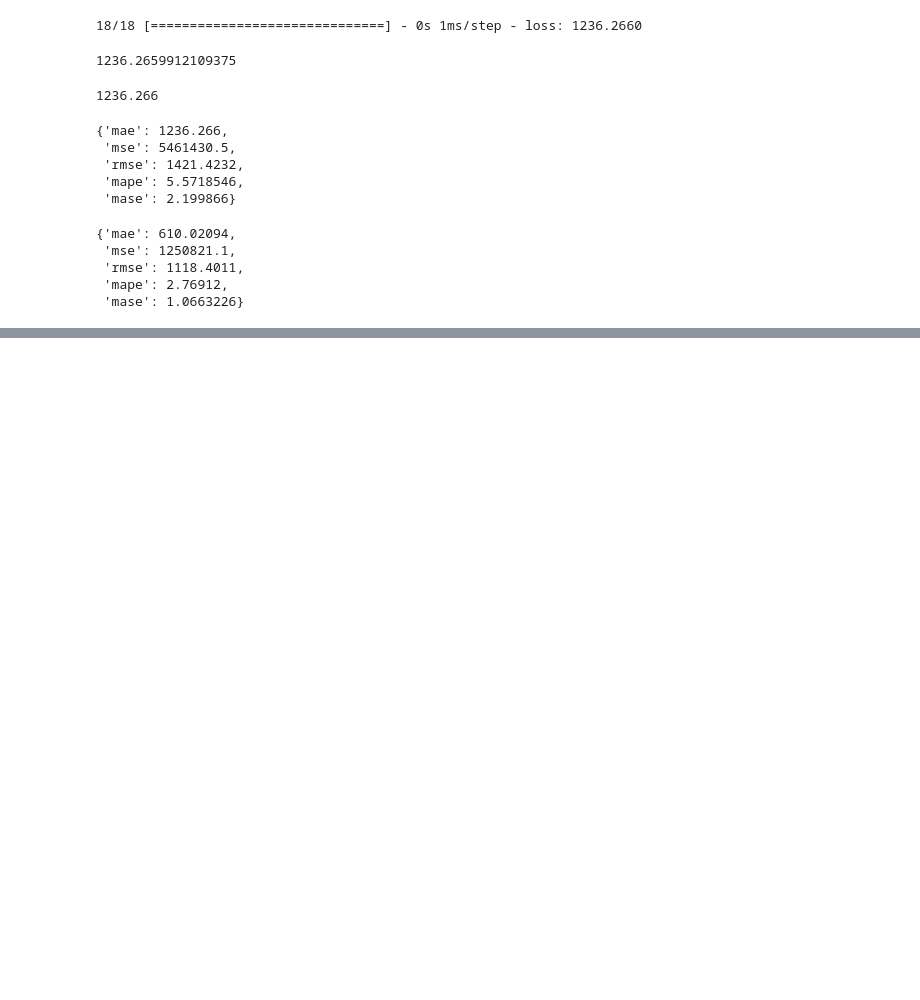
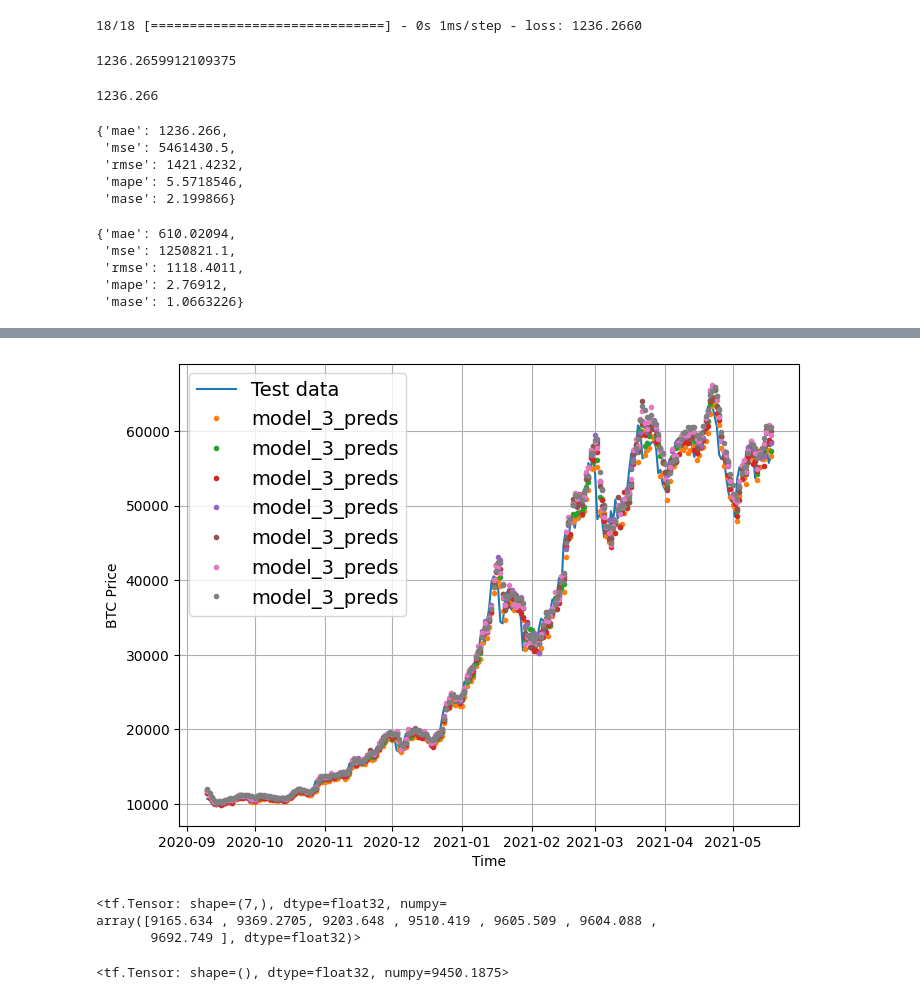
Before and after one commit to harshd23/BitForecast, a Jupyter notebook: BitForecast.ipynb, the cells around one changed output, grey strips where cells are left out. Drawn from its saved outputs; the diff is of its cells as text; code cells hidden in the pictures; blank space fills up the shorter version.

Commit message:
Added: Visualizing Dense Model_3 results

```diff
--- a/BitForecast.ipynb
+++ b/BitForecast.ipynb
@@ -1040,0 +1070,17 @@ model_2_results
+# %%
+offset = 300
+plt.figure(figsize=(8, 6))
+plot_time_series(timesteps=X_test[-len(test_windows):], values=test_labels[:, 0], start=offset, format="-", label="Test data")
+plot_time_series(timesteps=X_test[-len(test_windows):], values=model_3_preds, start=offset, label="model_3_preds")
+# %% [output]
+[figure, added]
+# %%
+model_3_preds[0]
+# %% [output]
+<tf.Tensor: shape=(7,), dtype=float32, numpy=
+array([9165.634 , 9369.2705, 9203.648 , 9510.419 , 9605.509 , 9604.088 ,
+       9692.749 ], dtype=float32)>
+# %%
+tf.reduce_mean(model_3_preds[0])
+# %% [output]
+<tf.Tensor: shape=(), dtype=float32, numpy=9450.1875>
```
Also changed, not shown: parts of 4 cells of this notebook.
